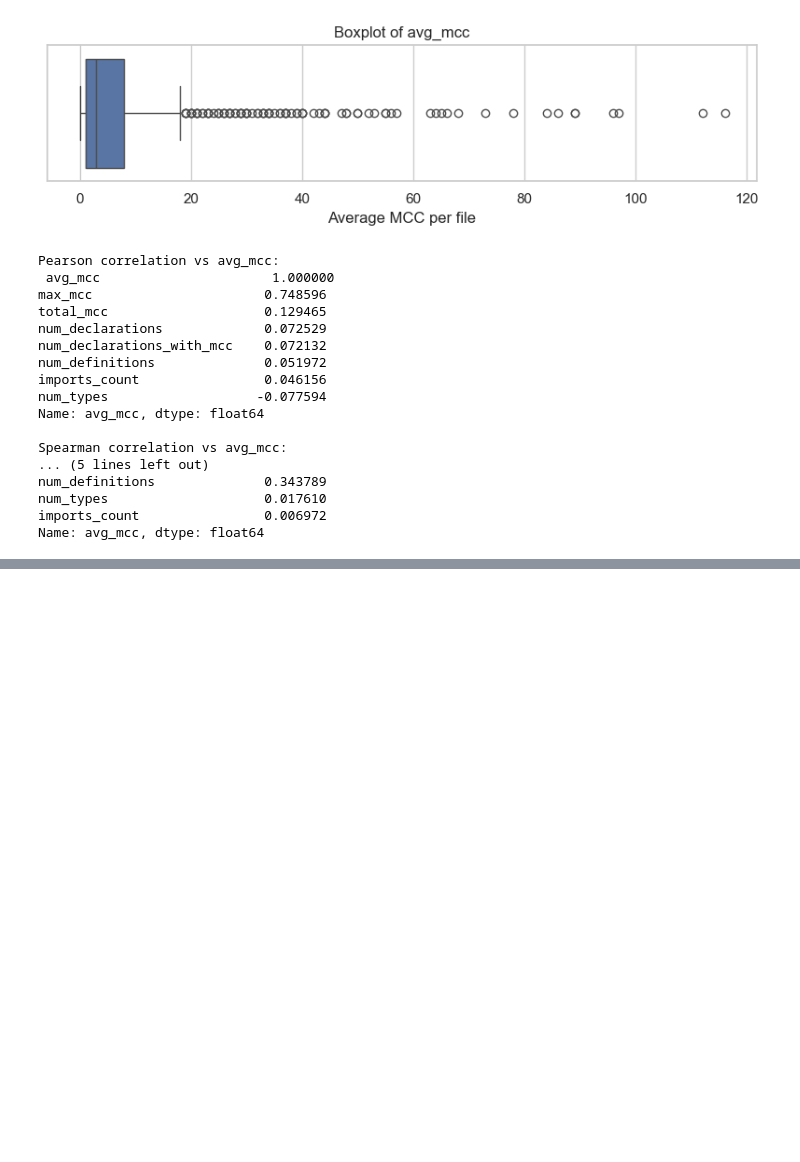
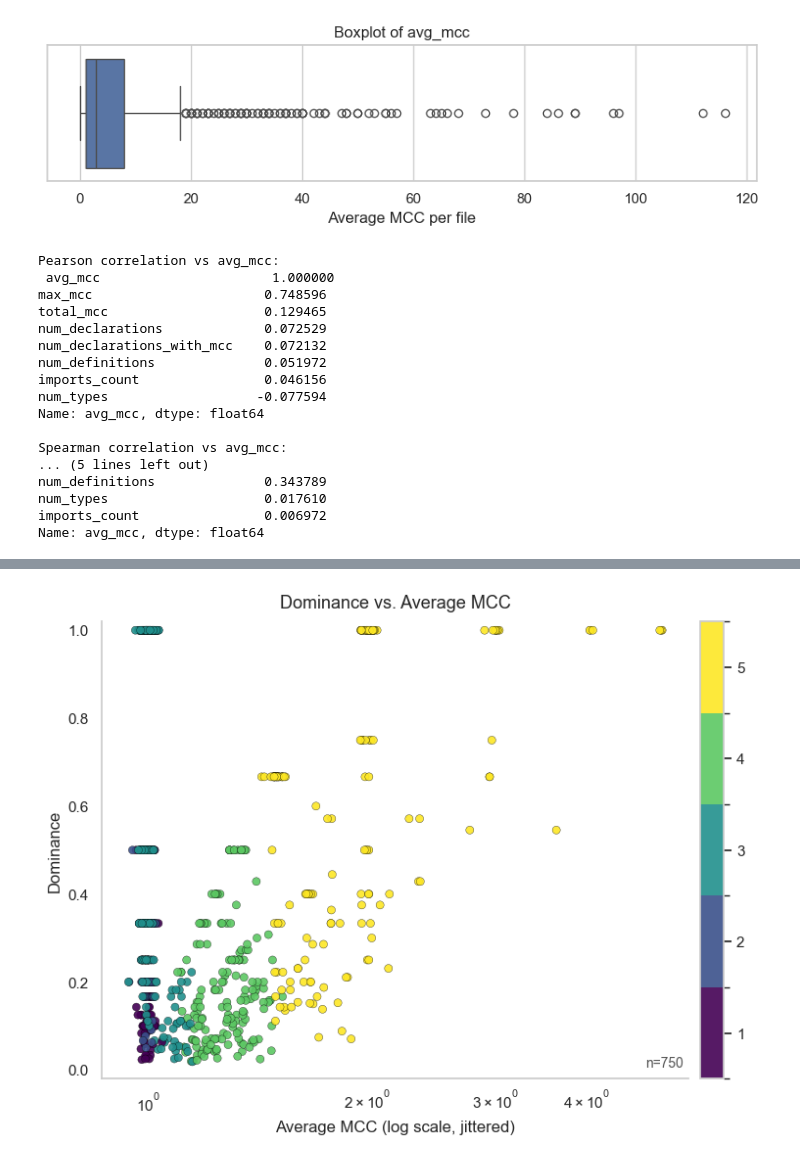
Before and after one commit to jo5huar3/DataPreprocess, a Jupyter notebook: notebooks/04_Cryptol_MetaData.ipynb, the cells around one changed output, grey strips where cells are left out. Drawn from its saved outputs; the diff is of its cells as text; code cells hidden in the pictures; blank space fills up the shorter version.

```diff
--- a/notebooks/04_Cryptol_MetaData.ipynb
+++ b/notebooks/04_Cryptol_MetaData.ipynb
@@ -274,0 +257,81 @@ plt.show()
+# %%
+meta_df["dominance"] = np.where(
+    (meta_df["total_mcc"].notna()) & (meta_df["total_mcc"] > 0) & meta_df["max_mcc"].notna(),
+    meta_df["max_mcc"] / meta_df["total_mcc"],
+    np.nan
+)
+# %%
+from matplotlib.colors import BoundaryNorm
+
+# Assumes:
+# - meta_df already has "dominance"
+# - bucket_col is set (e.g., bucket_col = "difficulty_1_5")
+# - plot_df is created as in your snippet
+
+# Filter to valid rows (keep your variable names)
+plot_df = meta_df.dropna(subset=["dominance", bucket_col]).copy()
+plot_df[bucket_col] = plot_df[bucket_col].astype(int)
+
+# --- Jitter (multiplicative so it behaves well under log scale) ---
+rng = np.random.default_rng(0)
+x = plot_df["avg_mcc"].to_numpy(dtype=float)
+# ~1.5% jitter; tweak 0.015 up/down as needed
+x_jitter = x * (1.0 + rng.normal(0.0, 0.015, size=len(x_jitter := x)))
+
+# --- Plot settings ---
+plt.rcParams.update({
+    "font.size": 11,
+    "axes.titlesize": 13,
+    "axes.labelsize": 12,
+    "xtick.labelsize": 11,
+    "ytick.labelsize": 11,
+})
+
+fig, ax = plt.subplots(figsize=(7.2, 5.6), constrained_layout=True)
+
+bounds = np.arange(0.5, 5.6, 1)
+norm = BoundaryNorm(bounds, ncolors=256)
+
+sc = ax.scatter(
+    x_jitter,
+    plot_df["dominance"],
+    c=plot_df[bucket_col],
+    cmap="viridis",
+    norm=norm,
+    s=34,
+    alpha=0.9,
+    edgecolors="black",
+    linewidths=0.25
+)
+
+ax.set_xscale("log")
+ax.set_title("Dominance vs. Average MCC", pad=10)
+ax.set_xlabel("Average MCC (log scale, jittered)")
+ax.set_ylabel("Dominance")
+
+ax.set_ylim(-0.02, 1.02)
+ax.set_yticks(np.linspace(0, 1.0, 6))
+
+#ax.grid(True, which="major", alpha=0.25)
+ax.grid(False)
+
+ax.spines["top"].set_visible(False)
+ax.spines["right"].set_visible(False)
+
+cbar = fig.colorbar(sc, ax=ax, ticks=[1, 2, 3, 4, 5], fraction=0.05, pad=0.02)
+cbar.set_label("")
+
+ax.text(
+    0.99, 0.02, f"n={len(plot_df)}",
+    transform=ax.transAxes,
+    ha="right", va="bottom",
+    fontsize=10, alpha=0.8
+)
+
+
+fig.savefig("plots/dominance_vs_avg_mcc_log_jitter.png", dpi=300, bbox_inches="tight")
+fig.savefig("plots/dominance_vs_avg_mcc_log_jitter.pdf", bbox_inches="tight")
+
+plt.show()
+# %% [output]
+[figure, added]
```
Also changed, not shown: parts of 6 cells of this notebook.
